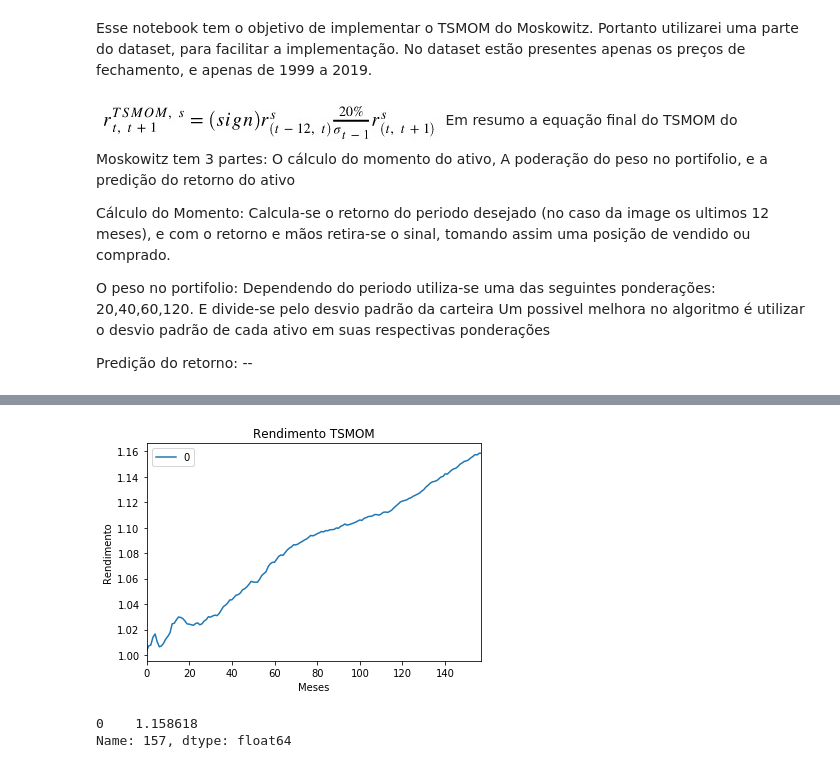
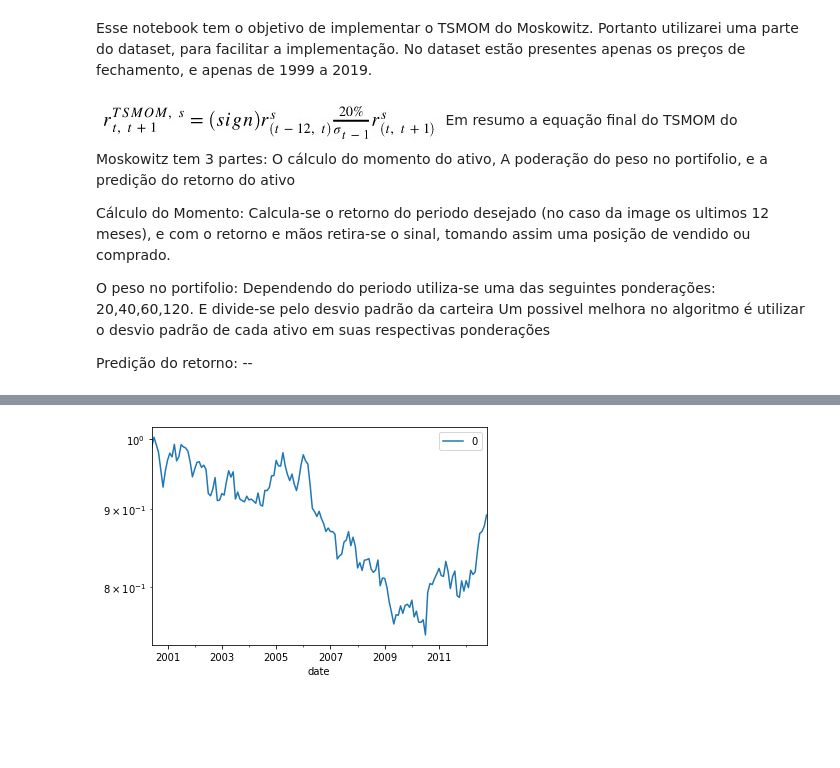
Before and after one commit to turing-usp/Momentum, a Jupyter notebook: leme/TSMOM_Leme.ipynb, the cells around one changed output, grey strips where cells are left out. Drawn from its saved outputs; the diff is of its cells as text; code cells hidden in the pictures; blank space fills up the shorter version.

```diff
--- a/leme/TSMOM_Leme.ipynb
+++ b/leme/TSMOM_Leme.ipynb
@@ -91,13 +33,38 @@ for month in range(3,161):
-# %%
-pd.DataFrame(r_final).cumprod().plot()
-plt.xlabel('Meses')
-plt.ylabel('Rendimento')
-plt.title('Rendimento TSMOM')
-plt.show()
-# %% [output]
-[figure, removed]
-# %%
-pd.DataFrame(r_final).cumprod().iloc[-1]
-# %% [output]
-0    1.158618
-Name: 157, dtype: float64
+# %%
+# daily data
+returns_daily = df.pct_change().dropna()
+vol_daily = 252*returns_daily.ewm(adjust=True, com=60,
+                                  min_periods=0).std().dropna()
+
+#monthly data
+returns_monthly = returns_daily.resample('BM').last().ffill()
+vol_monthly = vol_daily.resample('BM').last().ffill()
+# %%
+def momentum (returns_monthly, vol_monthly,date, risk=0.4):
+
+    m = returns_monthly / returns_monthly.shift(-12)  # momentum 12
+
+    # long and short
+    position = []
+    for i in m.iloc[date-1]:
+        if i > 0:
+            position.append(1)
+        else:
+            position.append(-1)
+
+    portfolio = position * ((risk / vol_monthly.iloc[date-2]))
+
+    return 1 + np.dot(portfolio, returns_monthly.iloc[date])
+# %%
+r = []
+start = 12
+end = 161
+for i in range(start, end):
+    r.append(momentum (returns_monthly, vol_monthly, date=i, risk=0.4))
+
+r = pd.DataFrame(r)
+r.index = returns_monthly.iloc[start:end].index
+r.cumprod().plot()
+plt.yscale('log')
+# %% [output]
+[figure, added]
```
Also changed, not shown: parts of 4 cells of this notebook.
